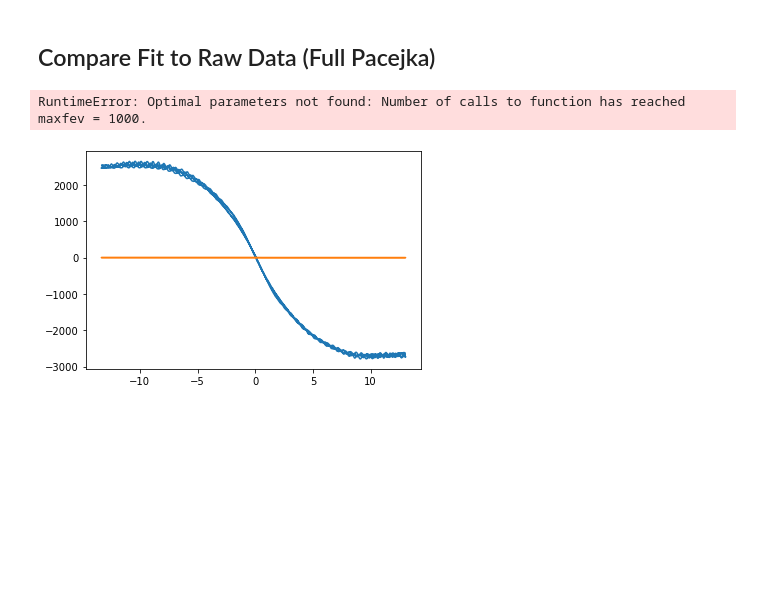
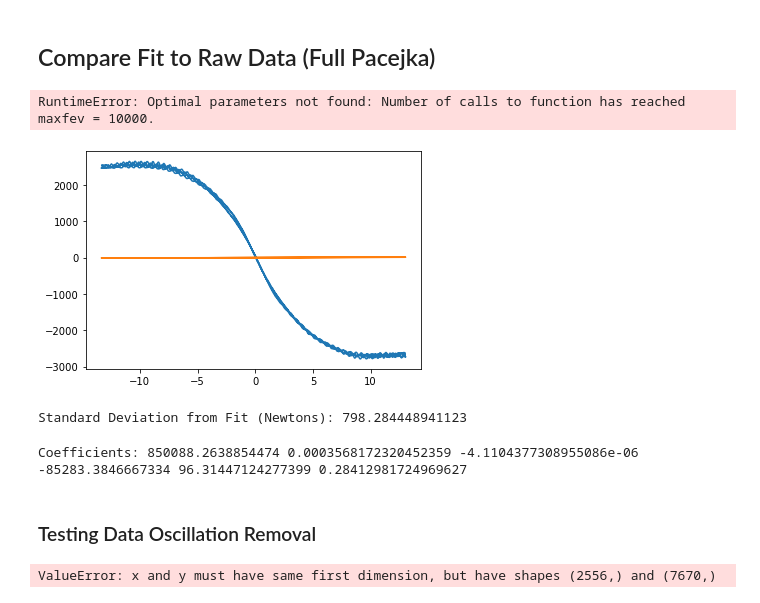
Before and after one commit to kierancoz/tire_analysis, a Jupyter notebook: pacejka_test_fitting.ipynb, the cells around one changed output. Drawn from its saved outputs; the diff is of its cells as text; code cells hidden in the pictures; blank space fills up the shorter version.

Commit message:
temp working state

```diff
--- a/pacejka_test_fitting.ipynb
+++ b/pacejka_test_fitting.ipynb
@@ -42,9 +42,9 @@ def pajeka_lat_forc_94(X, E, C, B, D):
     x = [row["FZ"] * D * sin(C * atan(B * row["SA"] - E * (B * row["SA"] - atan(B * row["SA"])))) for _, row in X.iterrows()]
     return x
 # %%
-def pajeka_lat_forc_test(slip_angles, E, C, B, D):
-    thetas = [(1 - E) * (x) + E / B * atan(B * (x)) for x in slip_angles]
-    return [D*sin(C * atan(B * x)) for x in thetas]
+def pajeka_lat_forc_test(slip_angles, E, C, B, D, Sv):
+    x = [D * sin(C * atan(B * x - E * (B * x - atan(B * x)))) + Sv for x in slip_angles]
+    return x
 # %%
 def pajeka_lat_forc(slip_angles, E, C, B, D, Sh, Sv):
     thetas = [(1 - E) * (x + Sh) + E / B * atan(B * (x + Sh)) for x in slip_angles]
@@ -95,6 +97,29 @@ Standard Deviation from Fit (Newtons): 110.58667607924347
 # %%
 temp_df2 = temp_df[temp_df["load"] == variable_sweeps["load"]["count"].idxmax()]
-output2 = optimize.curve_fit(pajeka_lat_forc_test, temp_df2["FY"], temp_df2["SA"], output[0])
+output2 = optimize.curve_fit(pajeka_lat_forc_test, temp_df2["FY"], temp_df2["SA"], maxfev=10000)
 print("Coefficients:",*output2[0])
 # %% [output]
-RuntimeError: Optimal parameters not found: Number of calls to function has reached maxfev = 1000.
+RuntimeError: Optimal parameters not found: Number of calls to function has reached maxfev = 10000.
+# %%
+plt.plot(temp_df2["SA"], temp_df2["FY"])
+plt.plot(temp_df2["SA"], pajeka_lat_forc_test(temp_df2["FY"], *output2[0]))
+
+# input_angles = [i/10 for i in range(-130, 131)]
+# coefficients = [0.37849796007995107, 1.6402969387650528, 0.14421226713755966, -1000*2.452789904167964, 0, 0]
+# y = pajeka_lat_forc(input_angles, *coefficients)
+# plt.plot(input_angles, y)
+plt.show()
+# %% [output]
+[figure, added]
+# %%
+squared_errors = (abs(temp_df["FY"] - pajeka_lat_forc(temp_df["SA"], *coefficients)))**2
+print("Standard Deviation from Fit (Newtons):", (sum(squared_errors)/len(squared_errors))**0.5 )
+# %% [output]
+Standard Deviation from Fit (Newtons): 798.284448941123
+# %%
+output3 = optimize.curve_fit(pajeka_lat_forc, temp_df2["FY"], temp_df2["SA"], [0.3784, 1.6402, 0.1442, -1000*2.4527, 0, 0], maxfev=10000)
+print("Coefficients:",*output3[0])
+# %% [output]
+Coefficients: 850088.2638854474 0.0003568172320452359 -4.1104377308955086e-06 -85283.3846667334 96.31447124277399 0.28412981724969627
+# %% [markdown]
+### Testing Data Oscillation Removal
@@ -101,7 +130,5 @@ RuntimeError: Optimal parameters not found: Number of calls to function has reac
 # %%
 plt.plot(temp_df2["SA"], temp_df2["FY"])
-output2 = output2 if 'output2' in vars() else [[1, 1, 1, 1]]
-plt.plot(temp_df2["SA"], pajeka_lat_forc_test(temp_df2["FY"], *output2[0]))
-plt.show()
+plt.plot(movingaverage(temp_df2["FY"], 5), temp_df["SA"])
 # %% [output]
-[figure, removed]
+ValueError: x and y must have same first dimension, but have shapes (2556,) and (7670,)
```
Also changed, not shown: parts of 3 cells of this notebook, 1 other file.
